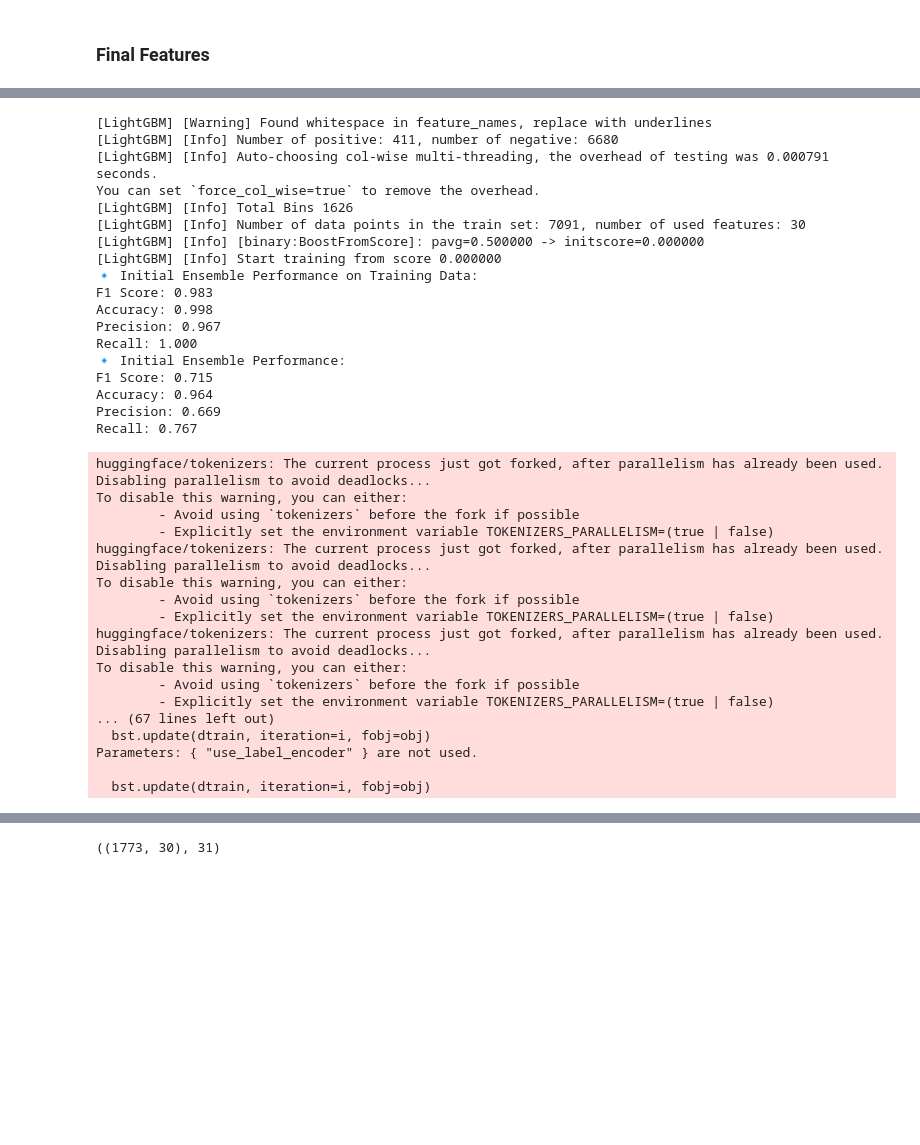
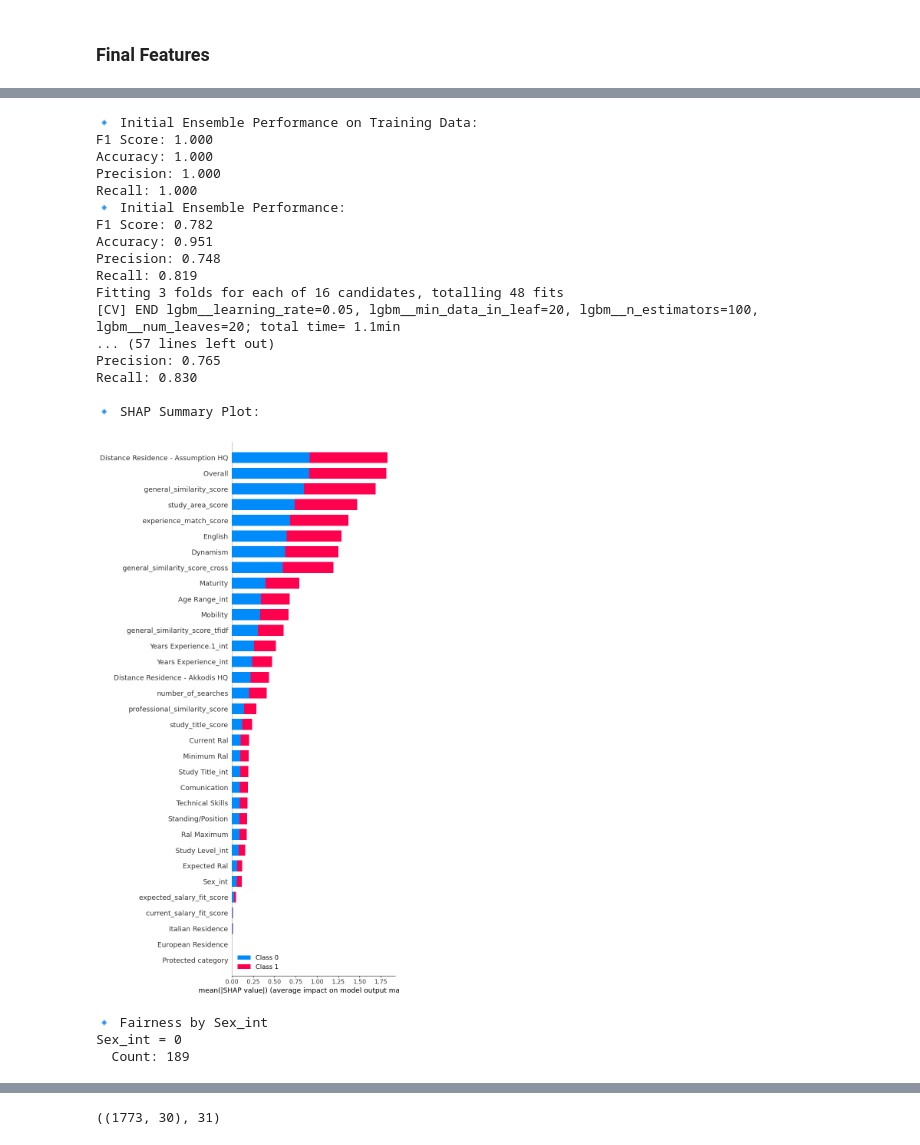
Before and after one commit to lyudmilstamenov/ethics_in_ai_unibo, a Jupyter notebook: src/model.ipynb, the cells around one changed output, grey strips where cells are left out. Saved outputs shown, nothing was run; the diff lists cells and outputs as text; code cells hidden in the pictures; blank space fills up the shorter version.

```diff
--- a/src/model.ipynb
+++ b/src/model.ipynb
@@ -2058,20 +1638,9 @@ from sklearn.preprocessing import StandardScaler
 import shap
 import matplotlib.pyplot as plt
 
-# ----------- Setup and Preprocessing -----------
-columns_to_keep = ['Sex_int', 'Protected category',
-       'Overall', 'Technical Skills', 'Standing/Position', 'Comunication',
-       'Maturity', 'Dynamism', 'Mobility', 'English',
-       'Hired', 'Italian Residence', 'European Residence',
-       'Age Range_int', 'experience_match_score', 'Years Experience_int',
-       'Years Experience.1_int', 'current_salary_fit_score', 'Current Ral',
-       'Expected Ral', 'Minimum Ral', 'Ral Maximum', 'expected_salary_fit_score',
-       'study_title_score', 'Study Level_int', 'Study Title_int',
-       'professional_similarity_score', 'study_area_score',
-       'general_similarity_score', 'general_similarity_score_tfidf',
-       'general_similarity_score_cross']
 
-df = final_training_df[columns_to_keep].copy()
+
+df = df_cleaned[columns_to_keep].copy()
 
 X = df.drop(columns='Hired')
 y = df['Hired']
@@ -2092,8 +1661,8 @@ X_train, X_test, y_train, y_test = train_test_split(X, y, stratify=y, test_size=
 # ----------- Define Ensemble and Train (Initial) -----------
 base_models = [
     ('xgb', XGBClassifier(scale_pos_weight=(y_train == 0).sum() / (y_train == 1).sum(),
-                          random_state=42, use_label_encoder=False, eval_metric='logloss')),
-    ('lgbm', LGBMClassifier(class_weight='balanced', random_state=42)),
+                          random_state=42, eval_metric='logloss')),
+    ('lgbm', LGBMClassifier(class_weight='balanced', random_state=42, verbosity=-1)),
     ('cat', CatBoostClassifier(auto_class_weights='Balanced', silent=True, random_state=42))
 ]
 
@@ -2115,17 +1684,12 @@ print(f"Recall: {recall_score(y_test, y_pred):.3f}")
 
 # ----------- Grid Search on LightGBM (inside ensemble) -----------
 param_grid = {
-    'lgbm__num_leaves': [15, 31],
+    'lgbm__num_leaves': [20, 31],
     'lgbm__learning_rate': [0.05, 0.1],
-    'lgbm__n_estimators': [50, 100],
-    'lgbm__lambda_l1': [0, 0.1, 1],
-    'lgbm__lambda_l2': [0, 0.1, 1],
-    'lgbm__max_depth': [-1, 5, 10],
+    'lgbm__n_estimators': [100, 200],
     'lgbm__min_data_in_leaf': [20, 50],
-    'lgbm__feature_fraction': [0.6, 0.8, 1],
-    'lgbm__bagging_fraction': [0.6, 0.8, 1]
 }
-grid = GridSearchCV(ensemble, param_grid, scoring='f1', cv=3, n_jobs=-1)
+grid = GridSearchCV(ensemble, param_grid, scoring='f1', cv=3, n_jobs=-1, verbose=2)
 grid.fit(X_train, y_train)
 
 best_model = grid.best_estimator_
@@ -2163,62 +1727,48 @@ X_test_eval['Protected category'] = final_training_df.loc[X_test.index, 'Protect
 X_test_eval['Age Range_int'] = final_training_df.loc[X_test.index, 'Age Range_int'].values
 X_test_eval['European Residence'] = final_training_df.loc[X_test.index, 'European Residence'].values
 X_test_eval['Italian Residence'] = final_training_df.loc[X_test.index, 'Italian Residence'].values
 X_test_eval['Current Ral'] = final_training_df.loc[X_test.index, 'Current Ral'].values
 X_test_eval['Expected Ral'] = final_training_df.loc[X_test.index, 'Expected Ral'].values
 
 # Bin salary ranges for fairness analysis
 X_test_eval['Current Ral Bin'] = pd.qcut(X_test_eval['Current Ral'], q=3, duplicates='drop')
 X_test_eval['Expected Ral Bin'] = pd.qcut(X_test_eval['Expected Ral'], q=3, duplicates='drop')
 
 sensitive_attributes = [
     'Sex_int', 'Protected category', 'Age Range_int',
     'European Residence', 'Italian Residence',
     'Current Ral Bin', 'Expected Ral Bin'
 ]
 
 for attr in sensitive_attributes:
     print(f"\n🔹 Fairness by {attr}")
     for val, grp in X_test_eval.groupby(attr):
         if len(grp) < 5:  # avoid small sample bias
             continue
         print(f"{attr} = {val}")
         print(f"  Count: {len(grp)}")
         print(f"  F1 Score: {f1_score(grp['y_true'], grp['y_pred']):.3f}")
         print(f"  Precision: {precision_score(grp['y_true'], grp['y_pred']):.3f}")
         print(f"  Recall: {recall_score(grp['y_true'], grp['y_pred']):.3f}")
 # %% [output]
-[LightGBM] [Warning] Found whitespace in feature_names, replace with underlines
-[LightGBM] [Info] Number of positive: 411, number of negative: 6680
-[LightGBM] [Info] Auto-choosing col-wise multi-threading, the overhead of testing was 0.000791 seconds.
-You can set `force_col_wise=true` to remove the overhead.
-[LightGBM] [Info] Total Bins 1626
-[LightGBM] [Info] Number of data points in the train set: 7091, number of used features: 30
-[LightGBM] [Info] [binary:BoostFromScore]: pavg=0.500000 -> initscore=0.000000
-[LightGBM] [Info] Start training from score 0.000000
 🔹 Initial Ensemble Performance on Training Data:
-F1 Score: 0.983
-Accuracy: 0.998
-Precision: 0.967
+F1 Score: 1.000
+Accuracy: 1.000
+Precision: 1.000
 Recall: 1.000
 🔹 Initial Ensemble Performance:
-F1 Score: 0.715
-Accuracy: 0.964
-Precision: 0.669
-Recall: 0.767
+F1 Score: 0.782
+Accuracy: 0.951
+Precision: 0.748
+Recall: 0.819
+Fitting 3 folds for each of 16 candidates, totalling 48 fits
+[CV] END lgbm__learning_rate=0.05, lgbm__min_data_in_leaf=20, lgbm__n_estimators=100, lgbm__num_leaves=20; total time= 1.1min
+... (57 lines left out)
+Precision: 0.765
+Recall: 0.830
+
+🔹 SHAP Summary Plot:
+[figure, added]
-huggingface/tokenizers: The current process just got forked, after parallelism has already been used. Disabling parallelism to avoid deadlocks...
-To disable this warning, you can either:
-        - Avoid using `tokenizers` before the fork if possible
-        - Explicitly set the environment variable TOKENIZERS_PARALLELISM=(true | false)
-huggingface/tokenizers: The current process just got forked, after parallelism has already been used. Disabling parallelism to avoid deadlocks...
-To disable this warning, you can either:
-        - Avoid using `tokenizers` before the fork if possible
-        - Explicitly set the environment variable TOKENIZERS_PARALLELISM=(true | false)
-huggingface/tokenizers: The current process just got forked, after parallelism has already been used. Disabling parallelism to avoid deadlocks...
-To disable this warning, you can either:
-        - Avoid using `tokenizers` before the fork if possible
-        - Explicitly set the environment variable TOKENIZERS_PARALLELISM=(true | false)
-... (67 lines left out)
-  bst.update(dtrain, iteration=i, fobj=obj)
-Parameters: { "use_label_encoder" } are not used.
-
-  bst.update(dtrain, iteration=i, fobj=obj)
+🔹 Fairness by Sex_int
+Sex_int = 0
+  Count: 189
```
Also changed, not shown: parts of 34 cells of this notebook.
